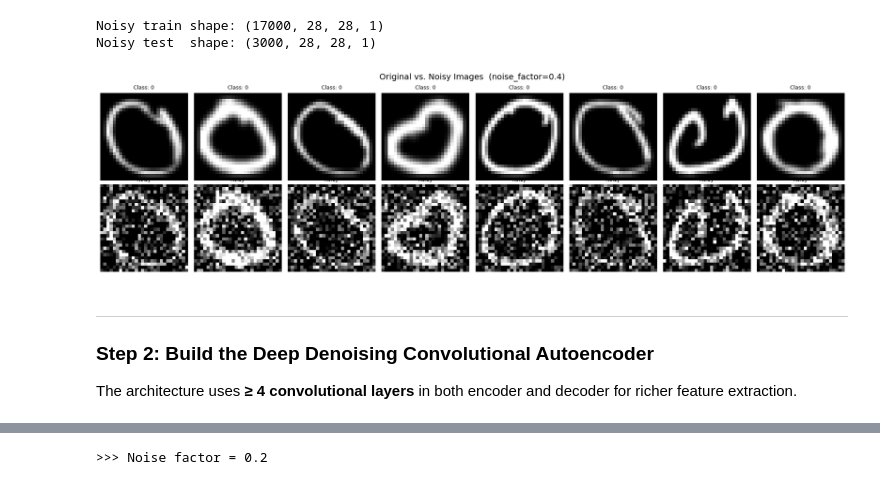
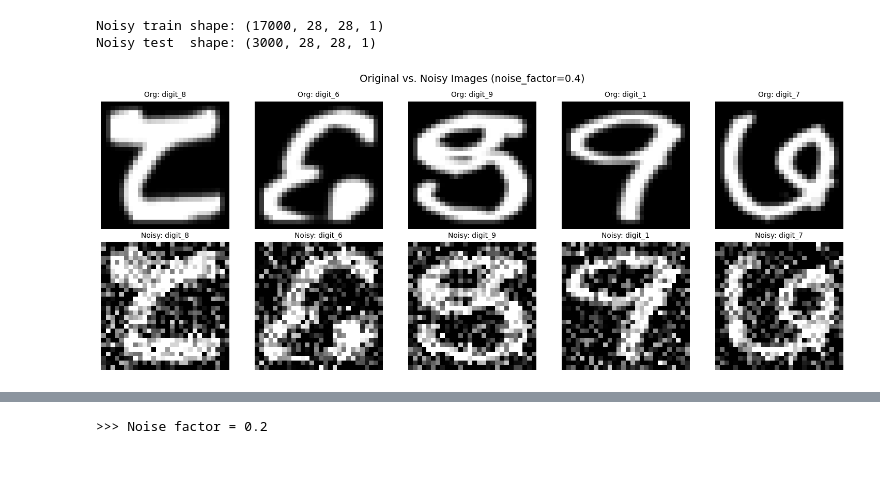
Before and after one commit to nl-codes/6CS012-Artificial-Intelligence-and-Machine-Learning, a Jupyter notebook: week_7/notebooks/tutorial_7_complete.ipynb, the cells around one changed output, grey strips where cells are left out. Saved outputs shown, nothing was run; the diff lists cells and outputs as text; code cells hidden in the pictures.

```diff
--- a/week_7/notebooks/tutorial_7_complete.ipynb
+++ b/week_7/notebooks/tutorial_7_complete.ipynb
@@ -381,10 +375,14 @@ NameError: name 'x_train_raw' is not defined
 # ─────────────────────────────────────────────
 np.random.seed(42)
 
-noise_factor = 0.4  # Controls noise intensity – try 0.2 and 0.6 in the experiments
+noise_factor = 0.4  # Controls noise intensity
 
-x_train_noisy = x_train + noise_factor * np.random.normal(0.0, 1.0, x_train.shape)
-x_test_noisy = x_test + noise_factor * np.random.normal(0.0, 1.0, x_test.shape)
+x_train_noisy = x_train + noise_factor * np.random.normal(
+    loc=0.0, scale=1.0, size=x_train.shape
+)
+x_test_noisy = x_test + noise_factor * np.random.normal(
+    loc=0.0, scale=1.0, size=x_test.shape
+)
 
 # Clip to keep pixels in [0, 1]
 x_train_noisy = np.clip(x_train_noisy, 0.0, 1.0)
@@ -398,27 +396,29 @@ Noisy test  shape: (3000, 28, 28, 1)
 # %%
 # ─────────────────────────────────────────────
 # Visualise original vs. noisy images
 # ─────────────────────────────────────────────
-n_show = 8
-fig, axes = plt.subplots(2, n_show, figsize=(18, 5))
-fig.suptitle(f"Original vs. Noisy Images  (noise_factor={noise_factor})", fontsize=14)
+np.random.seed(2)
+n_show = 5
+# Select 4 random indices from the dataset
+random_indices = np.random.choice(len(x_train), n_show, replace=False)
 
-for i in range(n_show):
-    axes[0, i].imshow(x_train[i].squeeze(), cmap="gray")
-    axes[0, i].set_title(f"Class: {y_train[i]}", fontsize=9)
+# Create a 2x4 grid: 2 rows (Original/Noisy), 4 columns (samples)
+fig, axes = plt.subplots(2, n_show, figsize=(15, 6))
+fig.suptitle(f"Original vs. Noisy Images (noise_factor={noise_factor})", fontsize=14)
+
+for i, idx in enumerate(random_indices):
+    # Original image in the top row (0)
+    axes[0, i].imshow(x_train[idx].squeeze(), cmap="gray")
+    # Using class_names[y_train[idx]] provides the actual label name if available
+    axes[0, i].set_title(f"Org: {class_names[y_train[idx]]}", fontsize=10)
     axes[0, i].axis("off")
 
-    axes[1, i].imshow(x_train_noisy[i].squeeze(), cmap="gray")
-    axes[1, i].set_title("Noisy", fontsize=9)
+    # Noisy image in the bottom row (1)
+    axes[1, i].imshow(x_train_noisy[idx].squeeze(), cmap="gray")
+    axes[1, i].set_title(f"Noisy: {class_names[y_train[idx]]}", fontsize=10)
     axes[1, i].axis("off")
 
-axes[0, 0].set_ylabel("Original", fontsize=10)
-axes[1, 0].set_ylabel("Noisy", fontsize=10)
 plt.tight_layout()
 plt.show()
 # %% [output]
-[figure, old version]
+[figure, new version]
-# %% [markdown]
----
-### Step 2: Build the Deep Denoising Convolutional Autoencoder
-The architecture uses **≥ 4 convolutional layers** in both encoder and decoder for richer feature extraction.
```
Also changed, not shown: parts of 37 cells of this notebook.
